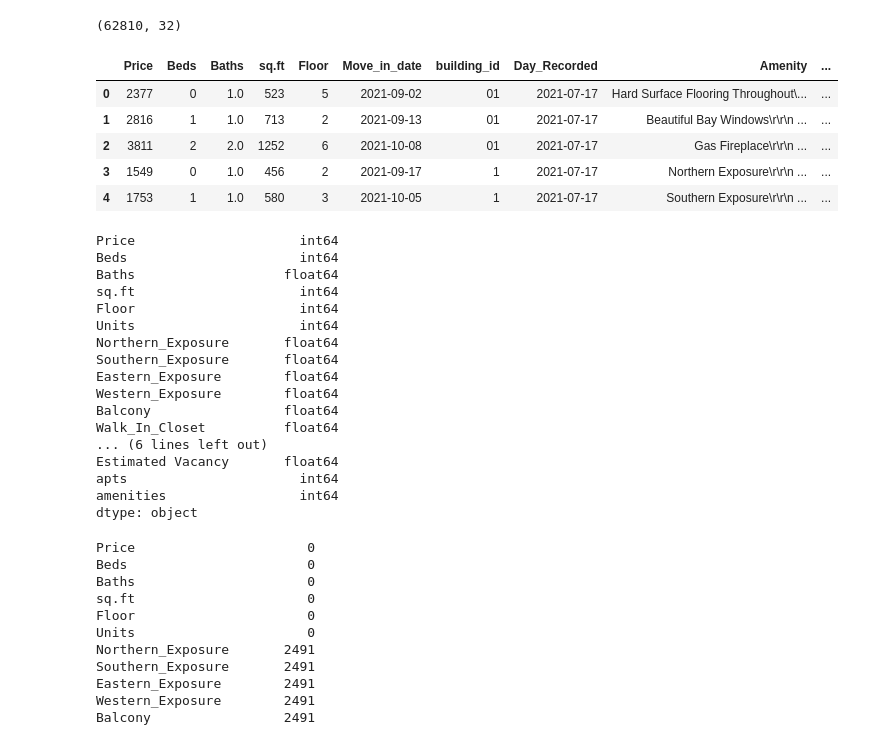
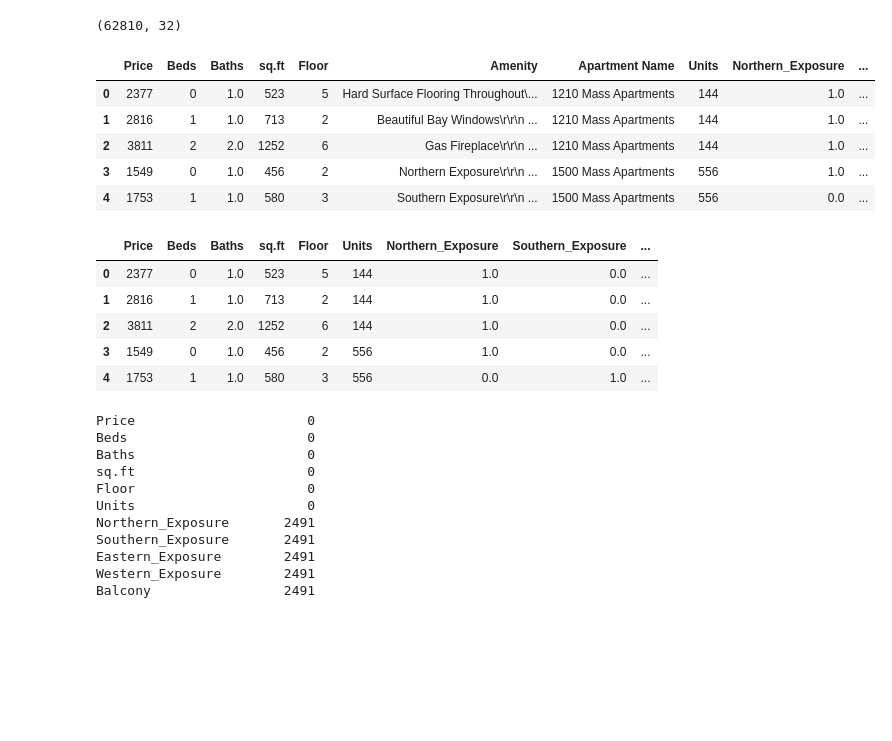
Before and after one commit to castwm/data_analytics, a Jupyter notebook: Analysis.ipynb, the cells around one changed output. Drawn from its saved outputs; the diff is of its cells as text; code cells hidden in the pictures; blank space fills up the shorter version.

```diff
--- a/Analysis.ipynb
+++ b/Analysis.ipynb
@@ -13,36 +13,30 @@ df.shape
 # %% [output]
 (62810, 32)
 # %%
+#Cleaning
 df.drop(columns = ['Unnamed: 0','URL','Day_of_the_week_recorded','Unique_ID', 'unit_id'], inplace = True)
 df.rename(columns = {'Estiamted_Vacancy':'Estimated Vacancy'}, inplace = True)
-df.head()
+df_predict = df.drop(columns = ['Move_in_date','Day_Recorded','City','Address','building_id','Days_Till_Available']) # drops for regression
+df_predict.head()
 # %% [output]
-|  | Price | Beds | Baths | sq.ft | Floor | Move_in_date | building_id | Day_Recorded | Amenity | ... |
-| 0 | 2377 | 0 | 1.0 | 523 | 5 | 2021-09-02 | 01 | 2021-07-17 | Hard Surface Flooring Throughout\... | ... |
-| 1 | 2816 | 1 | 1.0 | 713 | 2 | 2021-09-13 | 01 | 2021-07-17 | Beautiful Bay Windows\r\r\n ... | ... |
-| 2 | 3811 | 2 | 2.0 | 1252 | 6 | 2021-10-08 | 01 | 2021-07-17 | Gas Fireplace\r\r\n ... | ... |
-| 3 | 1549 | 0 | 1.0 | 456 | 2 | 2021-09-17 | 1 | 2021-07-17 | Northern Exposure\r\r\n ... | ... |
-| 4 | 1753 | 1 | 1.0 | 580 | 3 | 2021-10-05 | 1 | 2021-07-17 | Southern Exposure\r\r\n ... | ... |
+|  | Price | Beds | Baths | sq.ft | Floor | Amenity | Apartment Name | Units | Northern_Exposure | ... |
+| 0 | 2377 | 0 | 1.0 | 523 | 5 | Hard Surface Flooring Throughout\... | 1210 Mass Apartments | 144 | 1.0 | ... |
+| 1 | 2816 | 1 | 1.0 | 713 | 2 | Beautiful Bay Windows\r\r\n ... | 1210 Mass Apartments | 144 | 1.0 | ... |
+| 2 | 3811 | 2 | 2.0 | 1252 | 6 | Gas Fireplace\r\r\n ... | 1210 Mass Apartments | 144 | 1.0 | ... |
+| 3 | 1549 | 0 | 1.0 | 456 | 2 | Northern Exposure\r\r\n ... | 1500 Mass Apartments | 556 | 1.0 | ... |
+| 4 | 1753 | 1 | 1.0 | 580 | 3 | Southern Exposure\r\r\n ... | 1500 Mass Apartments | 556 | 0.0 | ... |
 # %%
-#df_predict = df.drop(columns = ['Move_in_date','Day_Recorded','City','Amenity','Apartment Name','Address','building_id','Days_Till_Available']) # drops for regression
-#df_predict.head(10)
+#Ordinal Encoding
 
-#Ordinal Encoding
-df_predict = df.drop(columns = ['Move_in_date','Day_Recorded','City','Address','building_id','Days_Till_Available']) # drops for regression
-df_predict.head(10)
-
-#Address
+#Create Address Dictionary
 address = []
 cnt = 0
 for i in range(0, len(df_predict['Apartment Name'])):
+    if df_predict['Apartment Name'][i] not in address:
+        address.append(df_predict['Apartment Name'][i])
+        cnt += 1
+        num = 0
 
-    if df_predict['Apartment Name'][i] not in address:
-
-        address.append(df_predict['Apartment Name'][i])
-
-        cnt += 1
-
-        num = 0
 values = []
 nums = []
 for i in range (0, len(address)):
@@ -53,7 +47,7 @@ for i in range (0, len(address)):
 apt_dict = dict(zip(address,nums))
 
 
-#Amenities
+#Create Amenities Dictionary
 amenities = []
 cnt_am = 0
 for i in range(0, len(df_predict['Amenity'])):
@@ -74,9 +68,9 @@ for i in range (0, len(amenities)):
 
 amen_dict = dict(zip(amenities,nums2))
 
-#print(apt_dict)
 
-#Oridanal encode apartment name
+
+#Update Dataframe for ordinal encoding
 
 apts = df_predict['Apartment Name'].replace(apt_dict)
 df_predict['apts'] = apts
@@ -89,23 +83,12 @@ df_predict = df_predict.drop(columns = ['Apartment Name','Amenity'])
 df_predict.head()
 #df_predict.dtypes
 # %% [output]
-Price                     int64
-Beds                      int64
-Baths                   float64
-sq.ft                     int64
-Floor                     int64
-Units                     int64
-Northern_Exposure       float64
-Southern_Exposure       float64
-Eastern_Exposure        float64
-Western_Exposure        float64
-Balcony                 float64
-Walk_In_Closet          float64
-... (6 lines left out)
-Estimated Vacancy       float64
-apts                      int64
-amenities                 int64
-dtype: object
+|  | Price | Beds | Baths | sq.ft | Floor | Units | Northern_Exposure | Southern_Exposure | ... |
+| 0 | 2377 | 0 | 1.0 | 523 | 5 | 144 | 1.0 | 0.0 | ... |
+| 1 | 2816 | 1 | 1.0 | 713 | 2 | 144 | 1.0 | 0.0 | ... |
+| 2 | 3811 | 2 | 2.0 | 1252 | 6 | 144 | 1.0 | 0.0 | ... |
+| 3 | 1549 | 0 | 1.0 | 456 | 2 | 556 | 1.0 | 0.0 | ... |
+| 4 | 1753 | 1 | 1.0 | 580 | 3 | 556 | 0.0 | 1.0 | ... |
 # %%
 df_predict.isnull().sum()
 # %% [output]
```
Also changed, not shown: parts of 14 cells of this notebook.
